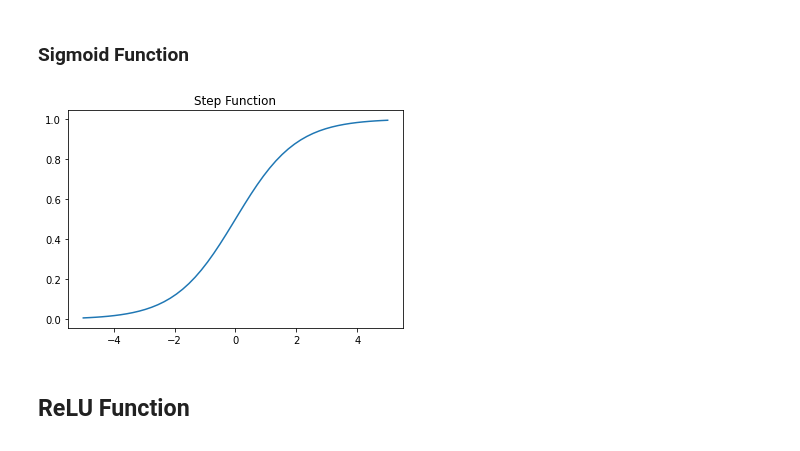
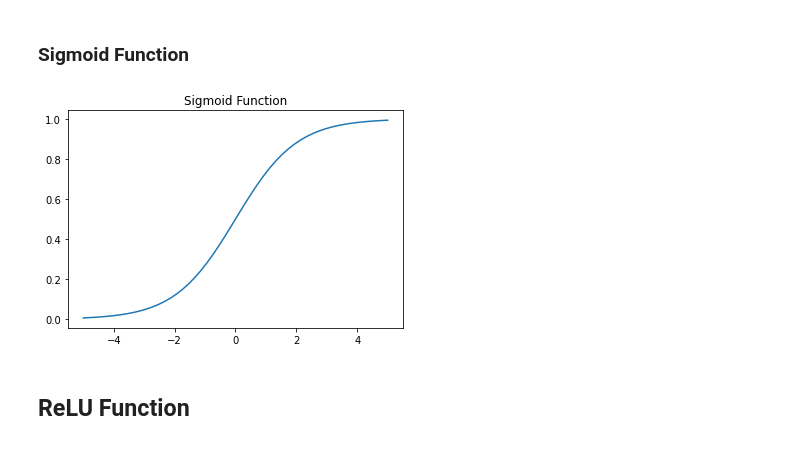
Before and after one commit to edcalderin/DeepLearning_SaturdaysAI, a Jupyter notebook: 1_DeepLearning_Fundaments/clase_1_DL.ipynb, the cells around one changed output. Cells and saved outputs as stored; diff of their text form; code cells hidden in the pictures.

```diff
--- a/1_DeepLearning_Fundaments/clase_1_DL.ipynb
+++ b/1_DeepLearning_Fundaments/clase_1_DL.ipynb
@@ -15,8 +15,9 @@ import numpy as np
 def step_function(x):
     return np.heaviside(x,1)
 # %%
-x = np.linspace(-5, 5)
-plt.plot(x, step_function(x))
-plt.axis('tight')
-plt.title('Step Function')
-plt.show()
+def plot_function(func, title):
+    x = np.linspace(-5, 5)
+    plt.plot(x, func(x))
+    plt.axis('tight')
+    plt.title(title)
+    plt.show()
@@ -28,17 +31,10 @@ plt.show()
 def sigmoid_function(x):
   sf = 1/(1 + np.exp(-x))
   return sf
-# %%
-def plot_function(func):
-    x = np.linspace(-5, 5)
-    plt.plot(x, func(x))
-    plt.axis('tight')
-    plt.title('Step Function')
-    plt.show()
 # %%
-plot_function(sigmoid_function)
+plot_function(sigmoid_function, 'Sigmoid Function')
 # %% [output]
-[figure, old version]
+[figure, new version]
 # %% [markdown]
 ## ReLU Function
 ![image.png](embedded-picture-1)
```
Also changed, not shown: parts of 4 cells of this notebook.
